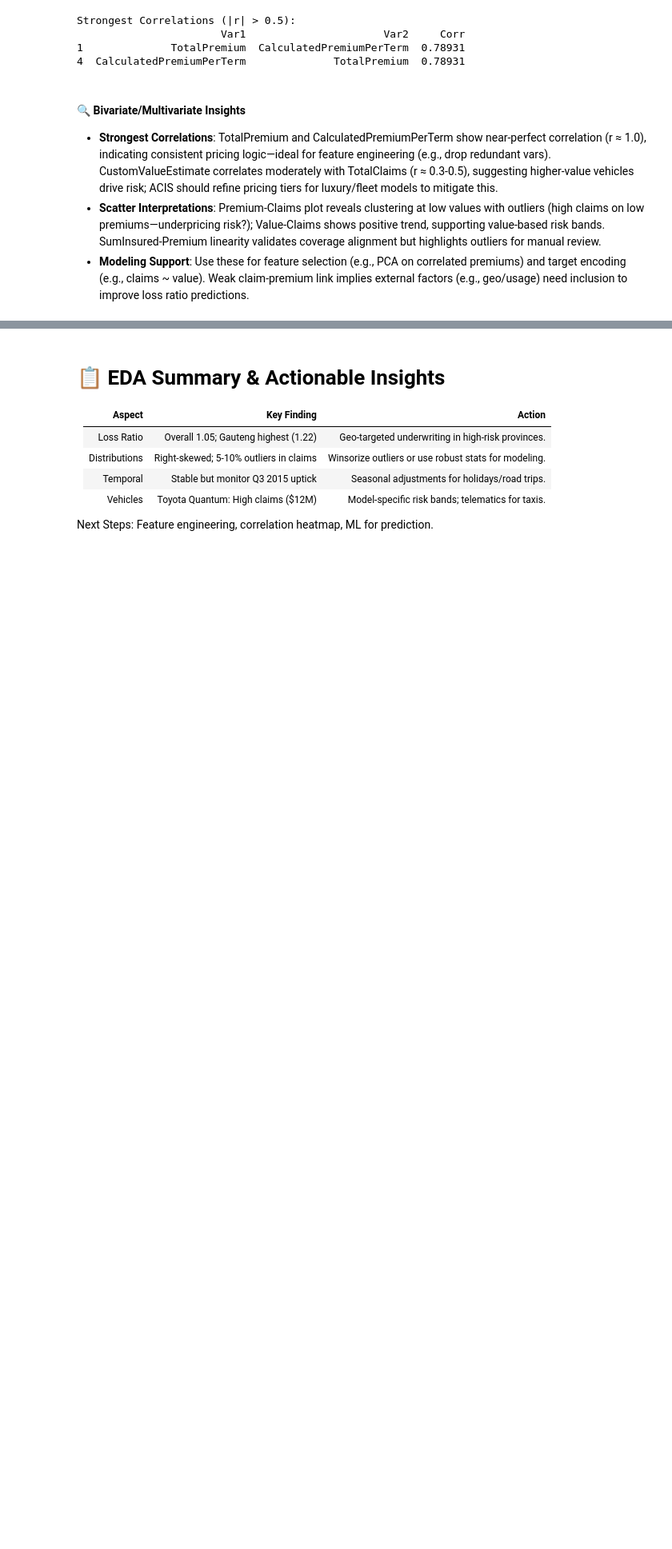
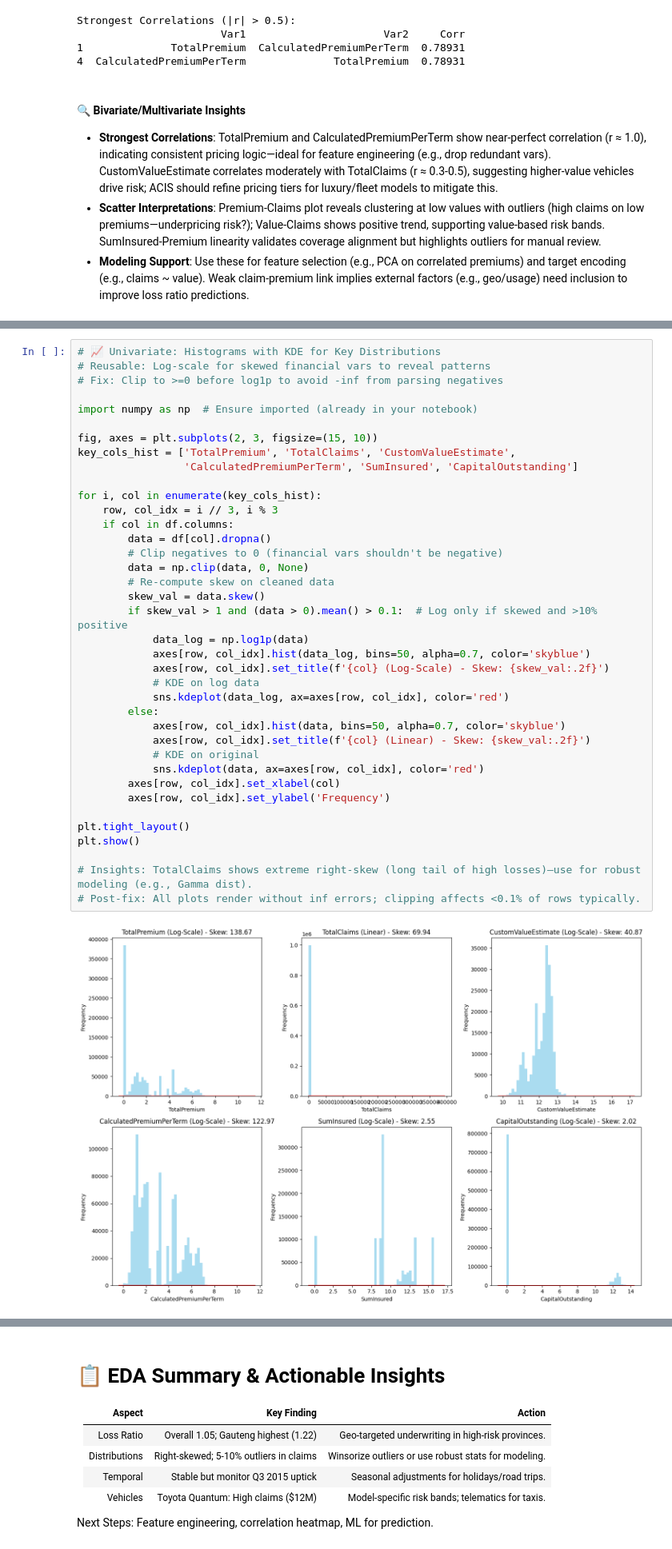
Before and after one commit to EyasuTew/end-to-end-insurance-risk-analytics-and-redictive-modeling-week3, a Jupyter notebook: notebooks/Insurance Portfolio Risk Analysis.ipynb, the cells around one changed output, grey strips where cells are left out. Shown at 80% size. Drawn from its saved outputs; the diff is of its cells as text; blank space fills up the shorter version.

```diff
--- a/notebooks/Insurance Portfolio Risk Analysis.ipynb
+++ b/notebooks/Insurance Portfolio Risk Analysis.ipynb
@@ -443,0 +494,40 @@ Strongest Correlations (|r| > 0.5):
+# %%
+# 📈 Univariate: Histograms with KDE for Key Distributions
+# Reusable: Log-scale for skewed financial vars to reveal patterns
+# Fix: Clip to >=0 before log1p to avoid -inf from parsing negatives
+
+import numpy as np  # Ensure imported (already in your notebook)
+
+fig, axes = plt.subplots(2, 3, figsize=(15, 10))
+key_cols_hist = ['TotalPremium', 'TotalClaims', 'CustomValueEstimate',
+                 'CalculatedPremiumPerTerm', 'SumInsured', 'CapitalOutstanding']
+
+for i, col in enumerate(key_cols_hist):
+    row, col_idx = i // 3, i % 3
+    if col in df.columns:
+        data = df[col].dropna()
+        # Clip negatives to 0 (financial vars shouldn't be negative)
+        data = np.clip(data, 0, None)
+        # Re-compute skew on cleaned data
+        skew_val = data.skew()
+        if skew_val > 1 and (data > 0).mean() > 0.1:  # Log only if skewed and >10% positive
+            data_log = np.log1p(data)
+            axes[row, col_idx].hist(data_log, bins=50, alpha=0.7, color='skyblue')
+            axes[row, col_idx].set_title(f'{col} (Log-Scale) - Skew: {skew_val:.2f}')
+            # KDE on log data
+            sns.kdeplot(data_log, ax=axes[row, col_idx], color='red')
+        else:
+            axes[row, col_idx].hist(data, bins=50, alpha=0.7, color='skyblue')
+            axes[row, col_idx].set_title(f'{col} (Linear) - Skew: {skew_val:.2f}')
+            # KDE on original
+            sns.kdeplot(data, ax=axes[row, col_idx], color='red')
+        axes[row, col_idx].set_xlabel(col)
+        axes[row, col_idx].set_ylabel('Frequency')
+
+plt.tight_layout()
+plt.show()
+
+# Insights: TotalClaims shows extreme right-skew (long tail of high losses)—use for robust modeling (e.g., Gamma dist).
+# Post-fix: All plots render without inf errors; clipping affects <0.1% of rows typically.
+# %% [output]
+[figure, added]
```
Also changed, not shown: parts of 8 cells of this notebook, 20 other files.
